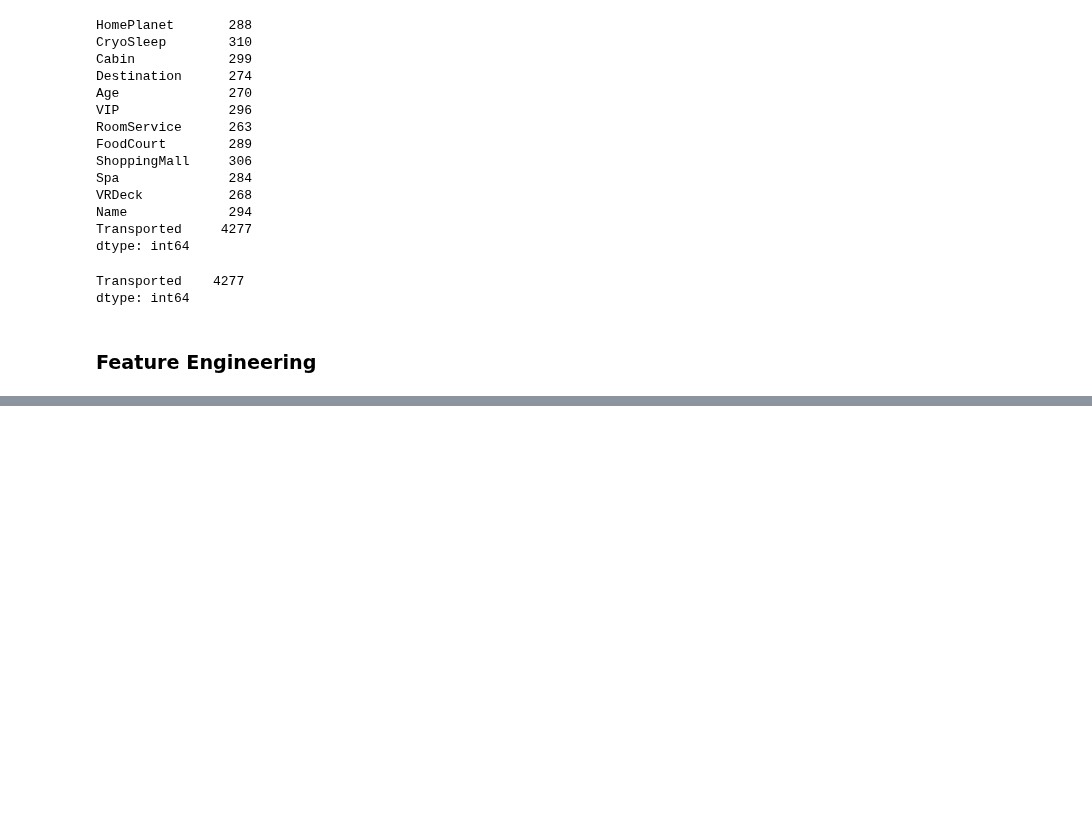
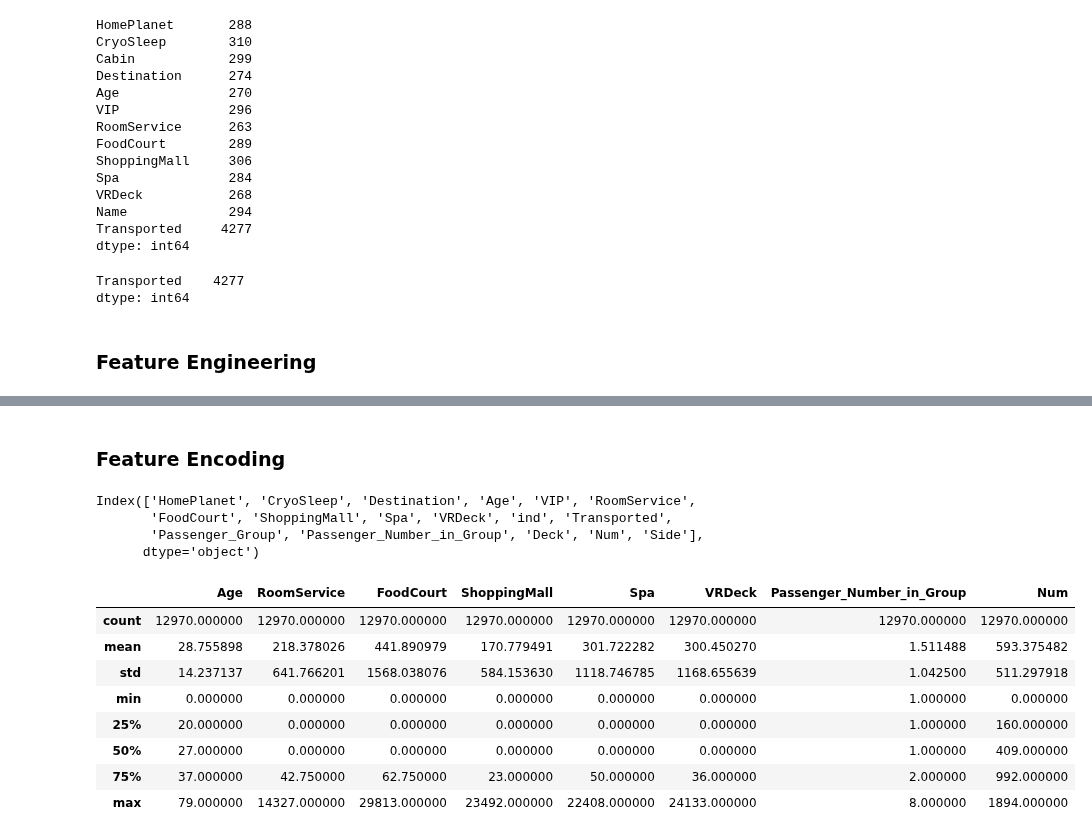
Before and after one commit to ParisRohan/Kaggle_DataScience_Projects, a Jupyter notebook: rp-space-titanic-1.ipynb, the cells around one changed output, grey strips where cells are left out. Drawn from its saved outputs; the diff is of its cells as text; code cells hidden in the pictures; blank space fills up the shorter version.

```diff
--- a/rp-space-titanic-1.ipynb
+++ b/rp-space-titanic-1.ipynb
@@ -246,0 +266,3 @@ df_merge.drop(["PassengerId"], axis=1, inplace=True)
+# %%
+df_merge[['Deck','Num','Side']] = df_merge['Cabin'].str.split('/',expand=True)
+df_merge.drop(["Cabin"], axis=1, inplace=True)
@@ -246,0 +298,41 @@ df_merge.drop(["PassengerId"], axis=1, inplace=True)
+# %%
+#change data-type to int for required features
+df_merge['Num']=df_merge['Num'].astype('int')
+df_merge['Passenger_Number_in_Group']=df_merge['Passenger_Number_in_Group'].astype('int')
+df_merge['VRDeck']=df_merge['VRDeck'].astype('int')
+df_merge['Spa']=df_merge['Spa'].astype('int')
+df_merge['ShoppingMall']=df_merge['ShoppingMall'].astype('int')
+df_merge['FoodCourt']=df_merge['FoodCourt'].astype('int')
+df_merge['RoomService']=df_merge['RoomService'].astype('int')
+df_merge['Age']=df_merge['Age'].astype('int')
+
+df_merge['Passenger_Group']=df_merge['Passenger_Group'].astype('object')
+df_merge['VIP']=df_merge['VIP'].astype('object')
+df_merge['CryoSleep']=df_merge['CryoSleep'].astype('object')
+# %% [markdown]
+### Feature Encoding
+# %%
+df_merge.columns
+# %% [output]
+Index(['HomePlanet', 'CryoSleep', 'Destination', 'Age', 'VIP', 'RoomService',
+       'FoodCourt', 'ShoppingMall', 'Spa', 'VRDeck', 'ind', 'Transported',
+       'Passenger_Group', 'Passenger_Number_in_Group', 'Deck', 'Num', 'Side'],
+      dtype='object')
+# %%
+#Get categorical and numerical columns
+categorical_cols=[cname for cname in df_merge.columns if df_merge[cname].dtypes=='object' and cname not in ('Transported', 'ind') and df_merge[cname].nunique() < 10]
+numerical_cols=[cname for cname in df_merge.columns if df_merge[cname].dtypes!='object']
+# %%
+df_merge.drop(["Passenger_Group"], axis=1, inplace=True)
+# %%
+df_merge[numerical_cols].describe()
+# %% [output]
+|  | Age | RoomService | FoodCourt | ShoppingMall | Spa | VRDeck | Passenger_Number_in_Group | Num |
+| count | 12970.000000 | 12970.000000 | 12970.000000 | 12970.000000 | 12970.000000 | 12970.000000 | 12970.000000 | 12970.000000 |
+| mean | 28.755898 | 218.378026 | 441.890979 | 170.779491 | 301.722282 | 300.450270 | 1.511488 | 593.375482 |
+| std | 14.237137 | 641.766201 | 1568.038076 | 584.153630 | 1118.746785 | 1168.655639 | 1.042500 | 511.297918 |
+| min | 0.000000 | 0.000000 | 0.000000 | 0.000000 | 0.000000 | 0.000000 | 1.000000 | 0.000000 |
+| 25% | 20.000000 | 0.000000 | 0.000000 | 0.000000 | 0.000000 | 0.000000 | 1.000000 | 160.000000 |
+| 50% | 27.000000 | 0.000000 | 0.000000 | 0.000000 | 0.000000 | 0.000000 | 1.000000 | 409.000000 |
+| 75% | 37.000000 | 42.750000 | 62.750000 | 23.000000 | 50.000000 | 36.000000 | 2.000000 | 992.000000 |
+| max | 79.000000 | 14327.000000 | 29813.000000 | 23492.000000 | 22408.000000 | 24133.000000 | 8.000000 | 1894.000000 |
```
Also changed, not shown: parts of 17 cells of this notebook.
